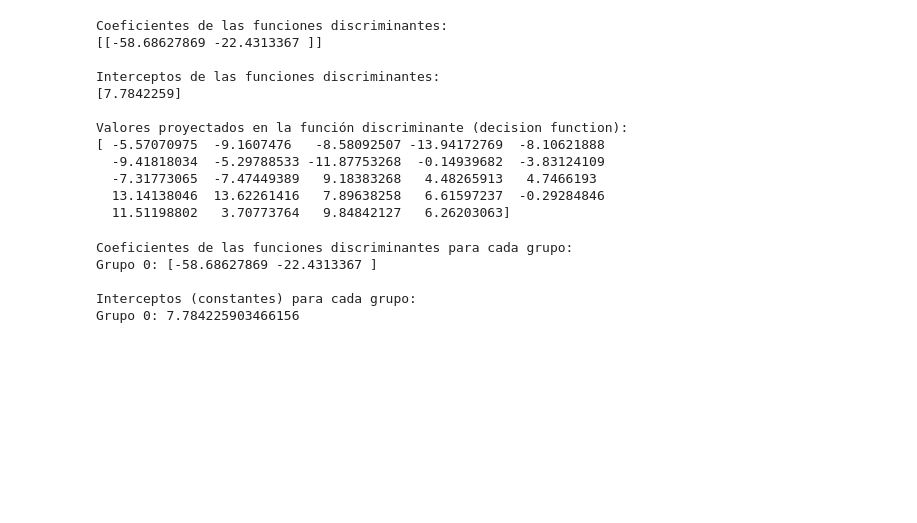
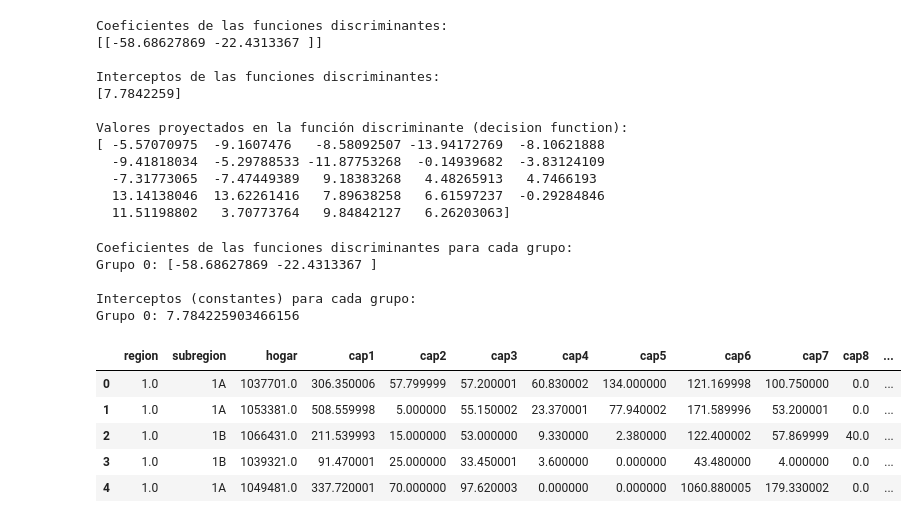
Before and after one commit to DavidGuzzi/MECMT04, a Jupyter notebook: problem_set_7/ps7.ipynb, the cells around one changed output. Drawn from its saved outputs; the diff is of its cells as text; code cells hidden in the pictures; blank space fills up the shorter version.

```diff
--- a/problem_set_7/ps7.ipynb
+++ b/problem_set_7/ps7.ipynb
@@ -185,3 +254,20 @@ Grupo 0: [-58.68627869 -22.4313367 ]
 
 Interceptos (constantes) para cada grupo:
 Grupo 0: 7.784225903466156
+# %%
+import pandas as pd
+import pyreadstat as st
+import pingouin as pg
+import numpy as np
+
+path = r"C:\Users\HP\OneDrive\Escritorio\David Guzzi\Github\MECMT04\problem_set_7\muestra_engh.dta"
+
+df2, meta = st.read_dta(path)
+df2.head()
+# %% [output]
+|  | region | subregion | hogar | cap1 | cap2 | cap3 | cap4 | cap5 | cap6 | cap7 | cap8 | ... |
+| 0 | 1.0 | 1A | 1037701.0 | 306.350006 | 57.799999 | 57.200001 | 60.830002 | 134.000000 | 121.169998 | 100.750000 | 0.0 | ... |
+| 1 | 1.0 | 1A | 1053381.0 | 508.559998 | 5.000000 | 55.150002 | 23.370001 | 77.940002 | 171.589996 | 53.200001 | 0.0 | ... |
+| 2 | 1.0 | 1B | 1066431.0 | 211.539993 | 15.000000 | 53.000000 | 9.330000 | 2.380000 | 122.400002 | 57.869999 | 40.0 | ... |
+| 3 | 1.0 | 1B | 1039321.0 | 91.470001 | 25.000000 | 33.450001 | 3.600000 | 0.000000 | 43.480000 | 4.000000 | 0.0 | ... |
+| 4 | 1.0 | 1A | 1049481.0 | 337.720001 | 70.000000 | 97.620003 | 0.000000 | 0.000000 | 1060.880005 | 179.330002 | 0.0 | ... |
```
Also changed, not shown: parts of 8 cells of this notebook.
